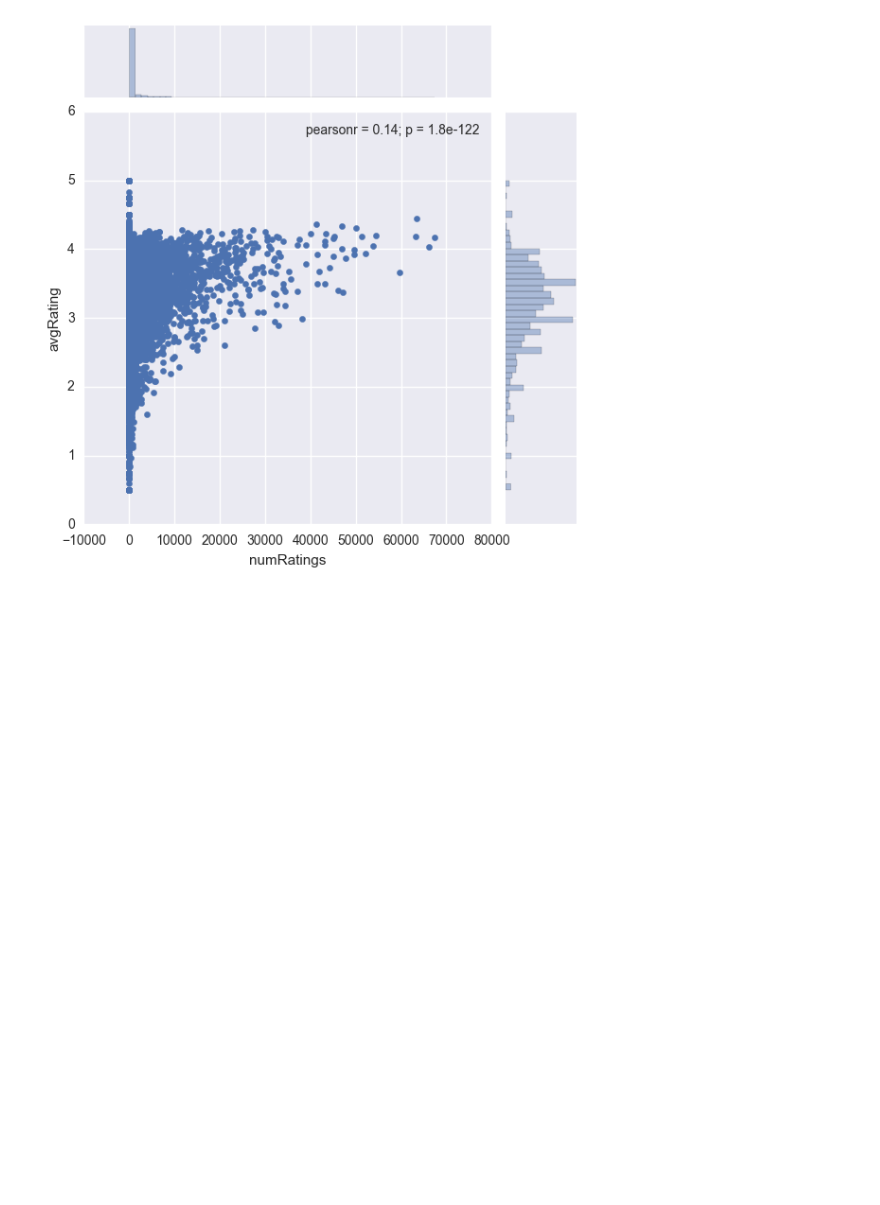
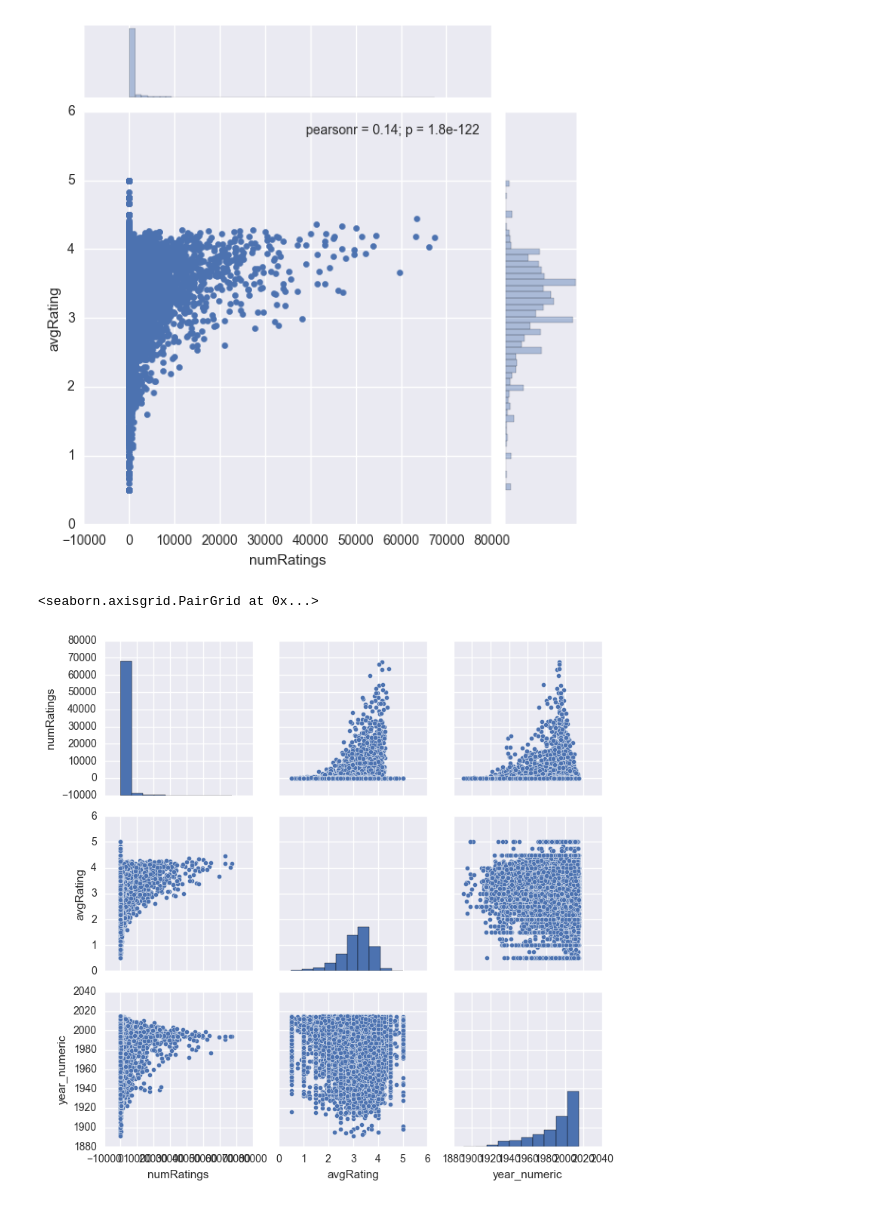
Before and after one commit to margaretpearce/movielens-spark, a Jupyter notebook: movie_ratings_cleaning.ipynb, the cells around one changed output. Saved outputs shown, nothing was run; the diff lists cells and outputs as text; code cells hidden in the pictures; blank space fills up the shorter version.

Commit message:
pair plots

```diff
--- a/movie_ratings_cleaning.ipynb
+++ b/movie_ratings_cleaning.ipynb
@@ -181,3 +181,11 @@ sns.jointplot(x="numRatings", y="avgRating", data=data_select)
 # %% [output]
 <seaborn.axisgrid.JointGrid at 0x...>
 [figure]
+# %%
+nongenre_fields = data_select[["year_truncated", "numRatings", "avgRating"]].dropna()
+nongenre_fields["year_numeric"] = pd.to_numeric(nongenre_fields["year_truncated"])
+nongenre_fields.drop("year_truncated", axis=1, inplace=True)
+sns.pairplot(nongenre_fields)
+# %% [output]
+<seaborn.axisgrid.PairGrid at 0x...>
+[figure, added]
```
